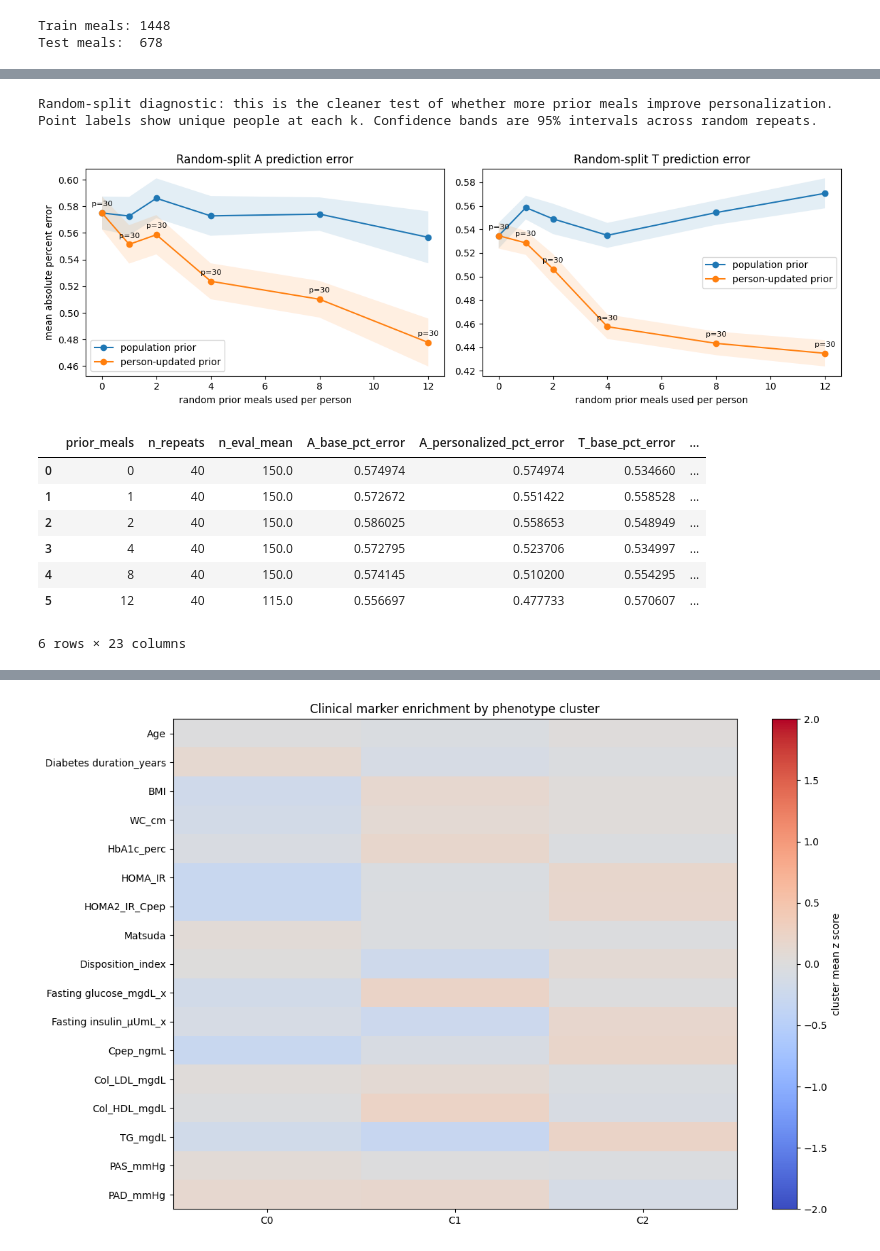
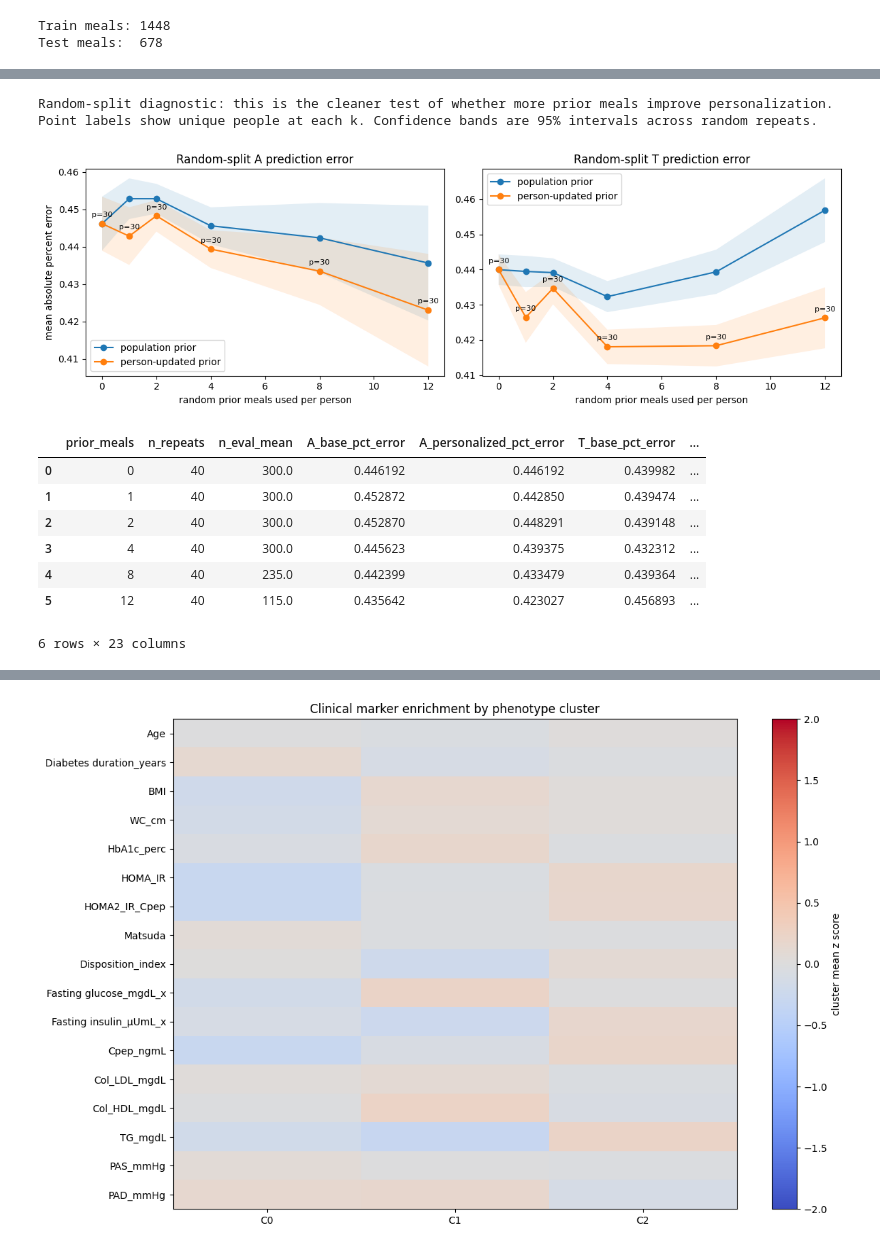
Before and after one commit to vskantze/dynamic-metabolic-state, a Jupyter notebook: nbs/mode2_online_bayesian_meal_identification_real_data.ipynb, the cells around one changed output, grey strips where cells are left out. Saved outputs shown, nothing was run; the diff lists cells and outputs as text; code cells hidden in the pictures.

```diff
--- a/nbs/mode2_online_bayesian_meal_identification_real_data.ipynb
+++ b/nbs/mode2_online_bayesian_meal_identification_real_data.ipynb
@@ -320,7 +597,7 @@ def rollout_ackerman_pulse(sample, theta=None, A_meal=None, T_meal=None):
 
         for substep in range(n_steps):
             t_sub = float(t) + substep * h
-            pulse = wide_pulse(t_sub, T_meal)
+            pulse = asymmetric_meal_pulse(t_sub, T_meal, theta=theta)
 
             G, V, B = x
 
@@ -1068,6 +1485,13 @@ MAX_LEARNING_CURVE_PEOPLE = 30
 MAX_LEARNING_CURVE_MEALS_PER_PERSON = 20
 MAX_LEARNING_CURVE_TOTAL_LABEL_MEALS = 600
 MAX_LEARNING_CURVE_PRIOR_MEALS_SHOWN = 19
+POOLED_DIAGNOSTIC_MAX_LEARNING_CURVE_LABEL_MEALS = 200
+if globals().get("POOL_ALL_PEOPLE_AS_ONE_PERSON_DIAGNOSTIC", False):
+    MAX_LEARNING_CURVE_PEOPLE = 1
+    MAX_LEARNING_CURVE_TOTAL_LABEL_MEALS = min(POOLED_DIAGNOSTIC_MAX_LEARNING_CURVE_LABEL_MEALS, len(train_idx))
+    MAX_LEARNING_CURVE_MEALS_PER_PERSON = MAX_LEARNING_CURVE_TOTAL_LABEL_MEALS
+    MAX_LEARNING_CURVE_PRIOR_MEALS_SHOWN = MAX_LEARNING_CURVE_MEALS_PER_PERSON - 1
+
 LEARNING_LABEL_A_GRID_SIZE = 12
 LEARNING_LABEL_T_GRID_SIZE = 12
 
@@ -1219,6 +1643,7 @@ learning_summary["T_pct_error_improvement"] = (
 )
 
 print("Chronological diagnostic: this is meal order, not a randomized learning curve. Run the next cell for the random-split test.")
+print(f"Learning-curve labels used: {len(learning_curve_label_rows)}")
 
 fig, axes = plt.subplots(1, 2, figsize=(12, 4), sharex=True)
 
@@ -1287,10 +1713,17 @@ Chronological diagnostic: this is meal order, not a randomized learning curve. R
 # if we randomly give the model k prior meals from a person, does it predict
 # that person's held-out meals better?
 
-RANDOM_LEARNING_K_VALUES = [0, 1, 2, 4, 8, 12, 16]
+RANDOM_LEARNING_K_VALUES = [0, 1, 2, 4, 8, 12, 16, 25]
 RANDOM_LEARNING_REPEATS = 40
-RANDOM_LEARNING_MAX_EVAL_MEALS_PER_PERSON = 5
+RANDOM_LEARNING_MAX_EVAL_MEALS_PER_PERSON = 10
+if globals().get("POOL_ALL_PEOPLE_AS_ONE_PERSON_DIAGNOSTIC", False):
+    RANDOM_LEARNING_K_VALUES = [0, 1, 2, 4, 8, 16, 32, 64, 96, 128]
+    RANDOM_LEARNING_MAX_EVAL_MEALS_PER_PERSON = 50
 RANDOM_LEARNING_SEED = 123
+POOLED_DIAGNOSTIC_RANDOM_LEARNING_LABEL_TARGET = globals().get(
+    "POOLED_DIAGNOSTIC_MAX_LEARNING_CURVE_LABEL_MEALS",
+    200,
+)
 
 
 def log_at_targets(row):
@@ -1430,6 +1863,28 @@ def estimate_random_split_learning_curve(
     return pd.DataFrame(result_rows)
 
 
+if globals().get("POOL_ALL_PEOPLE_AS_ONE_PERSON_DIAGNOSTIC", False):
+    desired_learning_labels = min(
+        int(POOLED_DIAGNOSTIC_RANDOM_LEARNING_LABEL_TARGET),
+        len(train_idx),
+    )
+    current_learning_labels = len(globals().get("learning_curve_label_rows", []))
+    max_requested_prior_meals = max(RANDOM_LEARNING_K_VALUES)
+    if current_learning_labels < desired_learning_labels or current_learning_labels <= max_requested_prior_meals:
+        MAX_LEARNING_CURVE_PEOPLE = 1
+        MAX_LEARNING_CURVE_TOTAL_LABEL_MEALS = desired_learning_labels
+        MAX_LEARNING_CURVE_MEALS_PER_PERSON = desired_learning_labels
+        MAX_LEARNING_CURVE_PRIOR_MEALS_SHOWN = desired_learning_labels - 1
+        print(
+            "Rebuilding pooled learning-curve labels: "
+            f"{current_learning_labels} -> {desired_learning_labels}"
+        )
+        learning_curve_label_rows = build_learning_curve_label_rows(
+            mode2_dataset,
+            train_idx,
+        )
+    print(f"Random-split learning labels available: {len(learning_curve_label_rows)}")
+
 random_learning_df = estimate_random_split_learning_curve(learning_curve_label_rows)
 
 RANDOM_LEARNING_METRICS = [
@@ -1474,7 +1929,10 @@ random_learning_summary["T_pct_error_improvement"] = (
 )
 
 print("Random-split diagnostic: this is the cleaner test of whether more prior meals improve personalization.")
-print("Point labels show unique people at each k. Confidence bands are 95% intervals across random repeats.")
+if globals().get("POOL_ALL_PEOPLE_AS_ONE_PERSON_DIAGNOSTIC", False):
+    print("Point labels show mean held-out eval meals per repeat. Confidence bands are 95% intervals across random repeats.")
+else:
+    print("Point labels show unique people at each k. Confidence bands are 95% intervals across random repeats.")
 
 fig, axes = plt.subplots(1, 2, figsize=(12, 4), sharex=True)
 
@@ -1495,44 +1953,49 @@ def plot_random_learning_metric(ax, base_col, personal_col, title):
     ax.legend()
 
     for _, row in random_learning_summary.iterrows():
+        label = (
+            f"eval={row['n_eval_mean']:.0f}"
+            if globals().get("POOL_ALL_PEOPLE_AS_ONE_PERSON_DIAGNOSTIC", False)
+            else f"p={int(row['n_people'])}"
+        )
         ax.annotate(
-            f"p={int(row['n_people'])}",
+            label,
             (row["prior_meals"], row[personal_col]),
             textcoords="offset points",
             xytext=(0, 7),
             ha="center",
             fontsize=8,
         )
 
 
 plot_random_learning_metric(
     axes[0],
     "A_base_pct_error",
     "A_personalized_pct_error",
     "Random-split A prediction error",
 )
 axes[0].set_ylabel("mean absolute percent error")
 
 plot_random_learning_metric(
     axes[1],
     "T_base_pct_error",
     "T_personalized_pct_error",
     "Random-split T prediction error",
 )
 
 plt.tight_layout()
 plt.show()
 
 random_learning_summary
 # %% [output]
 Random-split diagnostic: this is the cleaner test of whether more prior meals improve personalization.
 Point labels show unique people at each k. Confidence bands are 95% intervals across random repeats.
-[figure, old version]
+[figure, new version]
 |  | prior_meals | n_repeats | n_eval_mean | A_base_pct_error | A_personalized_pct_error | T_base_pct_error | ... |
-| 0 | 0 | 40 | 150.0 | 0.574974 | 0.574974 | 0.534660 | ... |
-| 1 | 1 | 40 | 150.0 | 0.572672 | 0.551422 | 0.558528 | ... |
-| 2 | 2 | 40 | 150.0 | 0.586025 | 0.558653 | 0.548949 | ... |
-| 3 | 4 | 40 | 150.0 | 0.572795 | 0.523706 | 0.534997 | ... |
-| 4 | 8 | 40 | 150.0 | 0.574145 | 0.510200 | 0.554295 | ... |
-| 5 | 12 | 40 | 115.0 | 0.556697 | 0.477733 | 0.570607 | ... |
+| 0 | 0 | 40 | 300.0 | 0.446192 | 0.446192 | 0.439982 | ... |
+| 1 | 1 | 40 | 300.0 | 0.452872 | 0.442850 | 0.439474 | ... |
+| 2 | 2 | 40 | 300.0 | 0.452870 | 0.448291 | 0.439148 | ... |
+| 3 | 4 | 40 | 300.0 | 0.445623 | 0.439375 | 0.432312 | ... |
+| 4 | 8 | 40 | 235.0 | 0.442399 | 0.433479 | 0.439364 | ... |
+| 5 | 12 | 40 | 115.0 | 0.435642 | 0.423027 | 0.456893 | ... |
 6 rows × 23 columns
```
Also changed, not shown: parts of 30 cells of this notebook.
